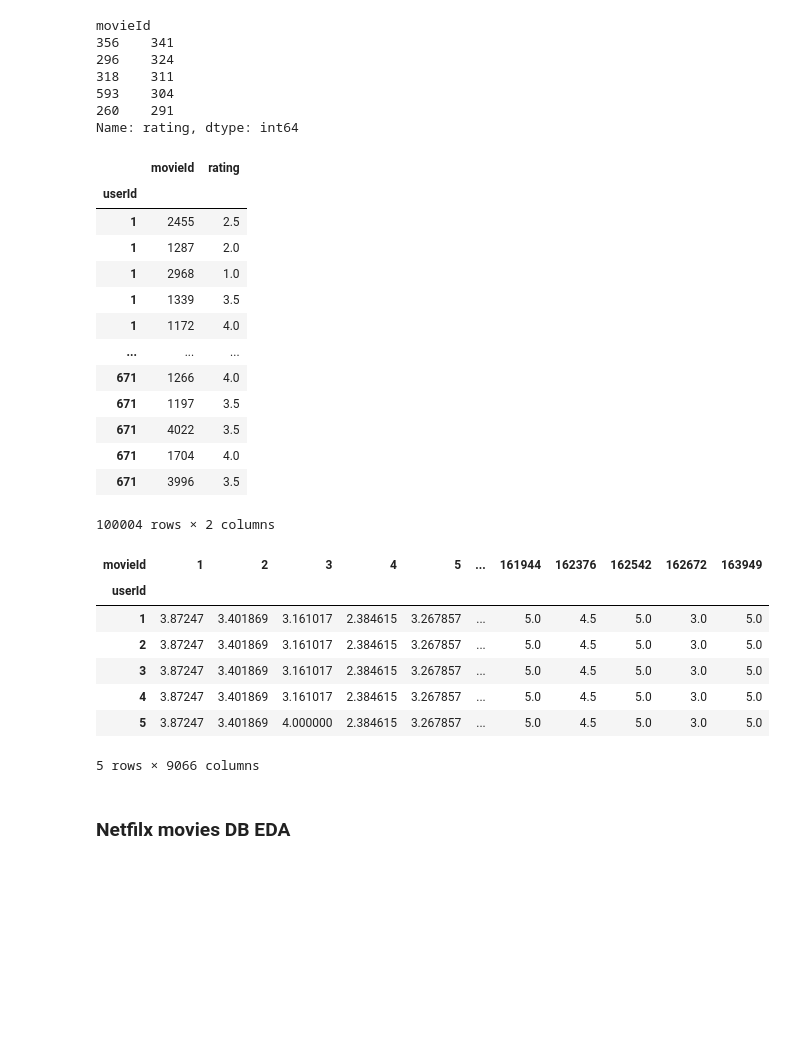
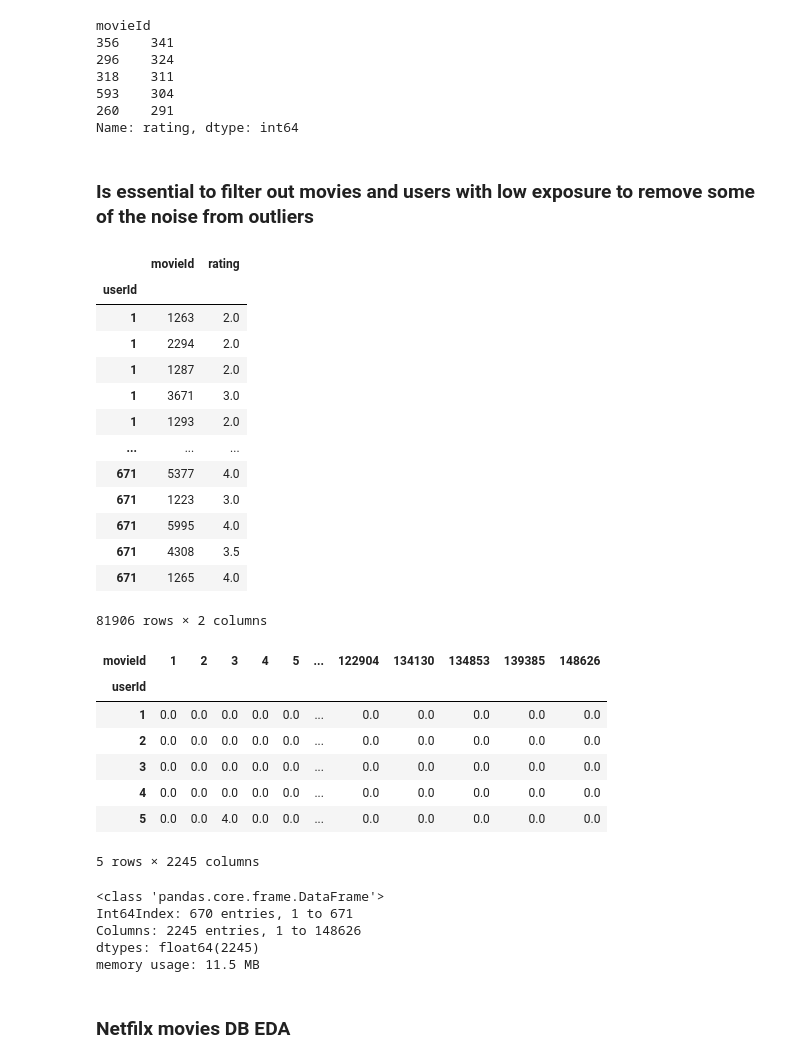
Before and after one commit to carlosgeovany/MachineLearning, a Jupyter notebook: RecommenderSystem.ipynb, the cells around one changed output. Drawn from its saved outputs; the diff is of its cells as text; code cells hidden in the pictures; blank space fills up the shorter version.

Commit message:
working on recommendation matrix

```diff
--- a/RecommenderSystem.ipynb
+++ b/RecommenderSystem.ipynb
@@ -174,6 +175,14 @@ movieId
 593    304
 260    291
 Name: rating, dtype: int64
+# %% [markdown]
+### Is essential to filter out movies and users with low exposure to remove some of the noise from outliers
+# %%
+min_movie_ratings = 10 #a movie has was rated at least
+min_user_ratings =  10 #a user rated movies at least
+
+ratings = ratings.groupby("movieId").filter(lambda x: x['movieId'].count() >= min_movie_ratings)
+ratings = ratings.groupby("userId").filter(lambda x: x['userId'].count() >= min_user_ratings)
 # %%
 ## set userId as index
 ratings = ratings.set_index('userId').sort_index(axis = 0)
@@ -182,18 +191,18 @@ ratings
 # %% [output]
 |  | movieId | rating |
 | userId |  |  |
-| 1 | 2455 | 2.5 |
+| 1 | 1263 | 2.0 |
+| 1 | 2294 | 2.0 |
 | 1 | 1287 | 2.0 |
-| 1 | 2968 | 1.0 |
-| 1 | 1339 | 3.5 |
-| 1 | 1172 | 4.0 |
+| 1 | 3671 | 3.0 |
+| 1 | 1293 | 2.0 |
 | ... | ... | ... |
-| 671 | 1266 | 4.0 |
-| 671 | 1197 | 3.5 |
-| 671 | 4022 | 3.5 |
-| 671 | 1704 | 4.0 |
-| 671 | 3996 | 3.5 |
+| 671 | 5377 | 4.0 |
+| 671 | 1223 | 3.0 |
+| 671 | 5995 | 4.0 |
+| 671 | 4308 | 3.5 |
+| 671 | 1265 | 4.0 |
-100004 rows × 2 columns
+81906 rows × 2 columns
 # %%
 ## pivot df to get the matrix Yai
 ratings = ratings.pivot(index=ratings.index, columns='movieId')['rating']
@@ -207,14 +212,22 @@ ratings = ratings.fillna(0)
 # %%
-matrix.head(5)
+ratings.head(5)
 # %% [output]
-| movieId | 1 | 2 | 3 | 4 | 5 | ... | 161944 | 162376 | 162542 | 162672 | 163949 |
+| movieId | 1 | 2 | 3 | 4 | 5 | ... | 122904 | 134130 | 134853 | 139385 | 148626 |
 | userId |  |  |  |  |  |  |  |  |  |  |  |
-| 1 | 3.87247 | 3.401869 | 3.161017 | 2.384615 | 3.267857 | ... | 5.0 | 4.5 | 5.0 | 3.0 | 5.0 |
-| 2 | 3.87247 | 3.401869 | 3.161017 | 2.384615 | 3.267857 | ... | 5.0 | 4.5 | 5.0 | 3.0 | 5.0 |
-| 3 | 3.87247 | 3.401869 | 3.161017 | 2.384615 | 3.267857 | ... | 5.0 | 4.5 | 5.0 | 3.0 | 5.0 |
-| 4 | 3.87247 | 3.401869 | 3.161017 | 2.384615 | 3.267857 | ... | 5.0 | 4.5 | 5.0 | 3.0 | 5.0 |
-| 5 | 3.87247 | 3.401869 | 4.000000 | 2.384615 | 3.267857 | ... | 5.0 | 4.5 | 5.0 | 3.0 | 5.0 |
+| 1 | 0.0 | 0.0 | 0.0 | 0.0 | 0.0 | ... | 0.0 | 0.0 | 0.0 | 0.0 | 0.0 |
+| 2 | 0.0 | 0.0 | 0.0 | 0.0 | 0.0 | ... | 0.0 | 0.0 | 0.0 | 0.0 | 0.0 |
+| 3 | 0.0 | 0.0 | 0.0 | 0.0 | 0.0 | ... | 0.0 | 0.0 | 0.0 | 0.0 | 0.0 |
+| 4 | 0.0 | 0.0 | 0.0 | 0.0 | 0.0 | ... | 0.0 | 0.0 | 0.0 | 0.0 | 0.0 |
+| 5 | 0.0 | 0.0 | 4.0 | 0.0 | 0.0 | ... | 0.0 | 0.0 | 0.0 | 0.0 | 0.0 |
-5 rows × 9066 columns
+5 rows × 2245 columns
+# %%
+ratings.info()
+# %% [output]
+<class 'pandas.core.frame.DataFrame'>
+Int64Index: 670 entries, 1 to 671
+Columns: 2245 entries, 1 to 148626
+dtypes: float64(2245)
+memory usage: 11.5 MB
 # %% [markdown]
 ### Netfilx movies DB EDA
 # %%
```
Also changed, not shown: parts of 32 cells of this notebook, 1 other file.
